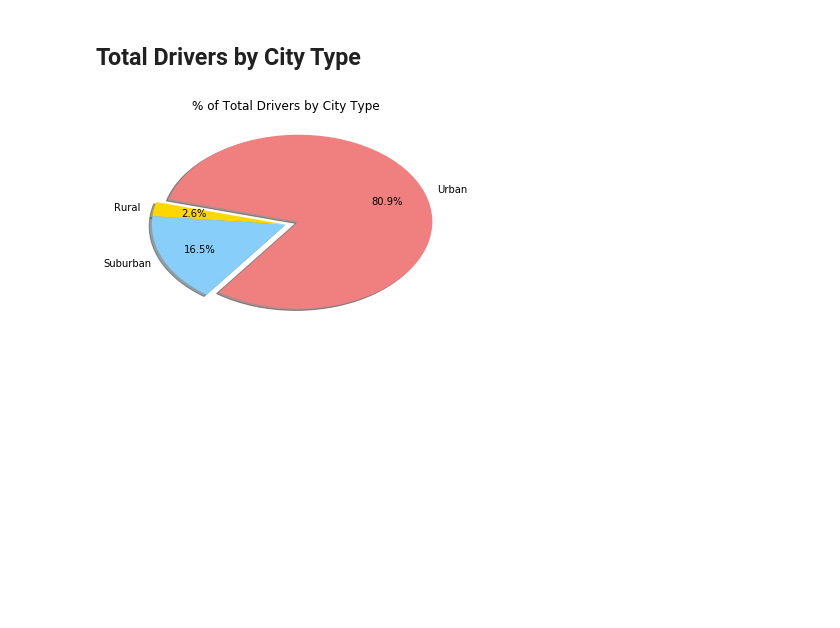
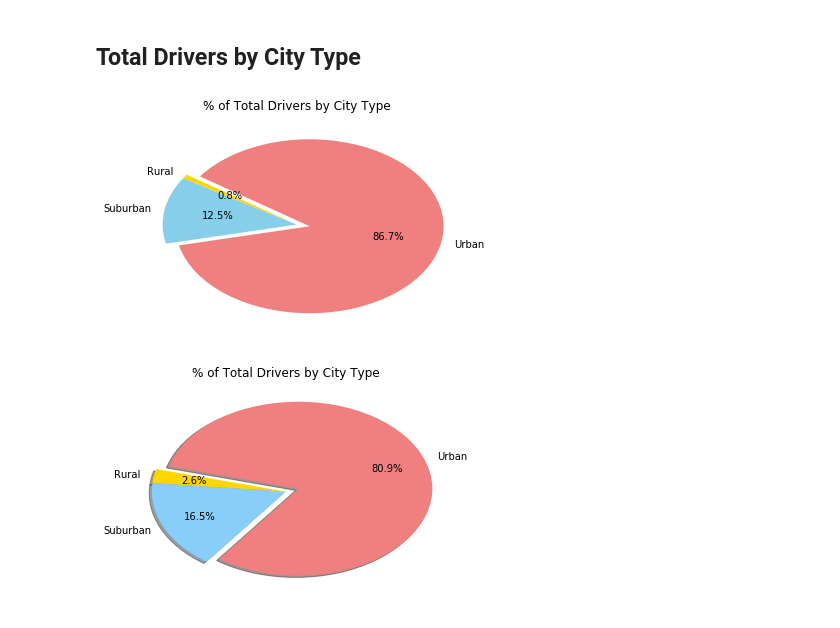
Before and after one commit to cgellel/DataClass, a Jupyter notebook: HW5/pyber_HW5_cmg.ipynb, the cells around one changed output. Drawn from its saved outputs; the diff is of its cells as text; code cells hidden in the pictures; blank space fills up the shorter version.

```diff
--- a/HW5/pyber_HW5_cmg.ipynb
+++ b/HW5/pyber_HW5_cmg.ipynb
@@ -218,3 +171,21 @@ plt.show()
+# %%
+# Calculate Driver Percents
+# % of Total Drivers by City Type
+total_drivers = merged_df.groupby('type').sum()["driver_count"]
+
+# Build Pie Chart
+labels = ["Rural", "Suburban", "Urban"]
+colors = ["gold", "skyblue", "lightcoral"]
+explode = (0, 0, .10)
+
+plt.pie(x=total_drivers, labels=labels, colors=colors, explode=explode, autopct='%1.1f%%', startangle=145)
+
+plt.title('% of Total Drivers by City Type')
+
+# Save Figure
+plt.savefig("piedrivers.png")
+# %% [output]
+[figure, added]
 # %%
 # Show Figure
 plt.show()
```
Also changed, not shown: parts of 12 cells of this notebook, 4 other files.
